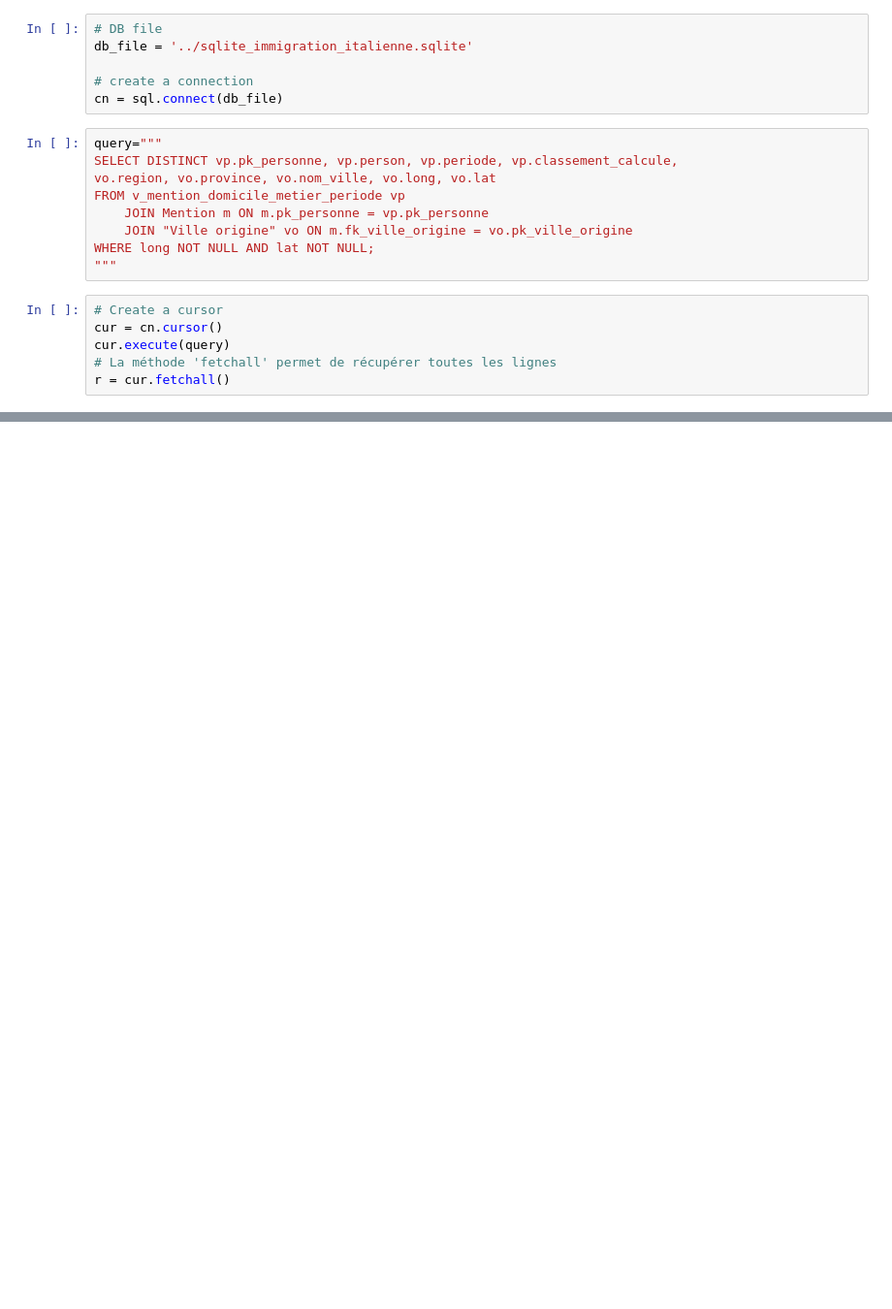
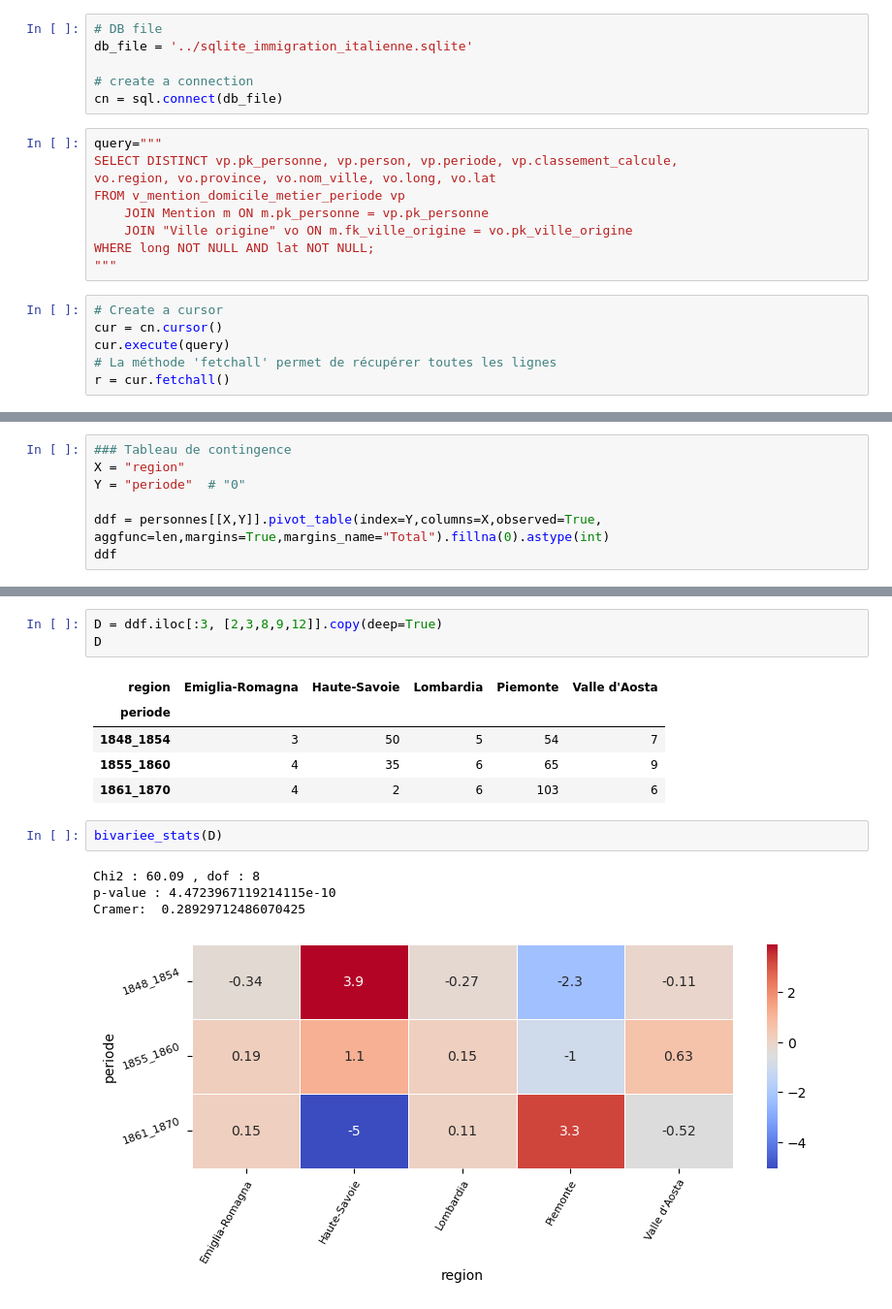
Before and after one commit to martnin-research/Migration-italienne, a Jupyter notebook: FB_propositions/origines.ipynb, the cells around one changed output, grey strips where cells are left out. Shown at 97% size. Cells and saved outputs as stored; diff of their text form; blank space fills up the shorter version.

```diff
--- a/FB_propositions/origines.ipynb
+++ b/FB_propositions/origines.ipynb
@@ -37,0 +89,7 @@ personnes.tail()
+# %%
+### Tableau de contingence
+X = "region"
+Y = "periode"  # "0"
+
+ddf = personnes[[X,Y]].pivot_table(index=Y,columns=X,observed=True, aggfunc=len,margins=True,margins_name="Total").fillna(0).astype(int)
+ddf
@@ -37,0 +104,16 @@ personnes.tail()
+# %%
+D = ddf.iloc[:3, [2,3,8,9,12]].copy(deep=True)
+D
+# %% [output]
+| region | Emiglia-Romagna | Haute-Savoie | Lombardia | Piemonte | Valle d'Aosta |
+| periode |  |  |  |  |  |
+| 1848_1854 | 3 | 50 | 5 | 54 | 7 |
+| 1855_1860 | 4 | 35 | 6 | 65 | 9 |
+| 1861_1870 | 4 | 2 | 6 | 103 | 6 |
+# %%
+bivariee_stats(D)
+# %% [output]
+Chi2 : 60.09 , dof : 8
+p-value : 4.4723967119214115e-10
+Cramer:  0.28929712486070425
+[figure, added]
```
Also changed, not shown: parts of 15 cells of this notebook.
